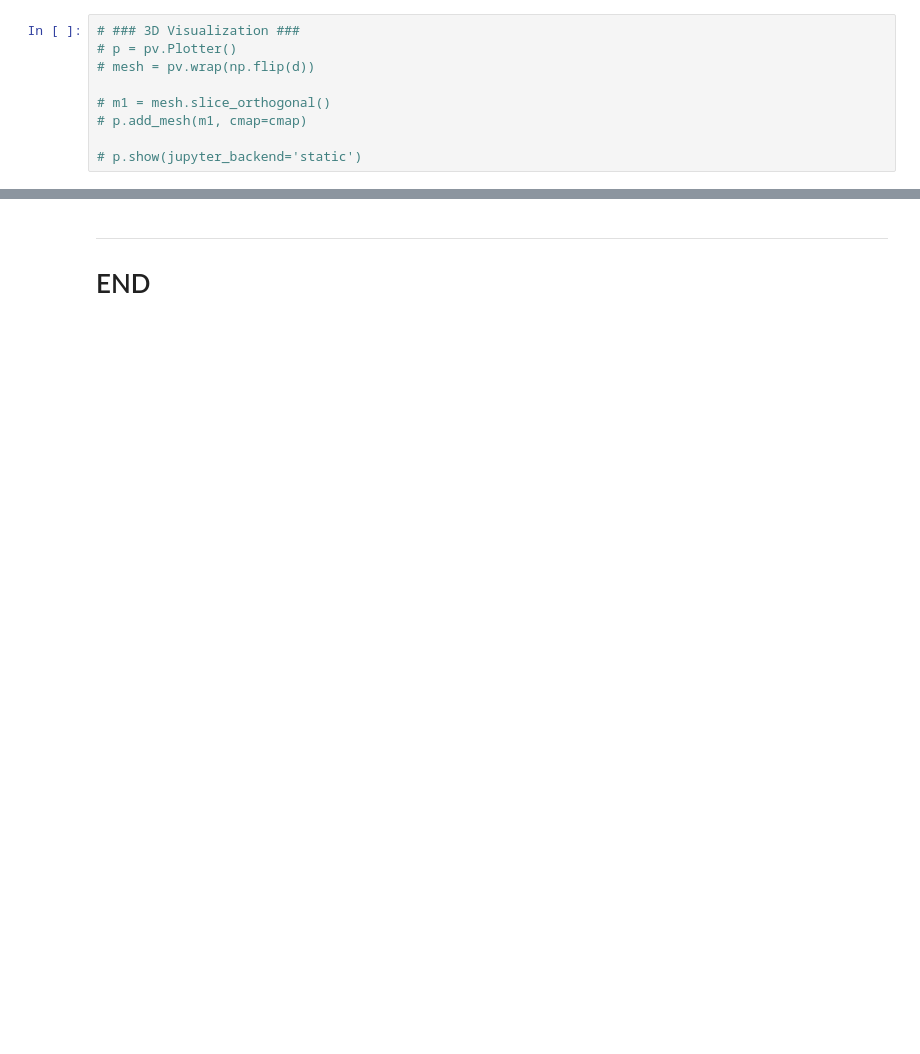
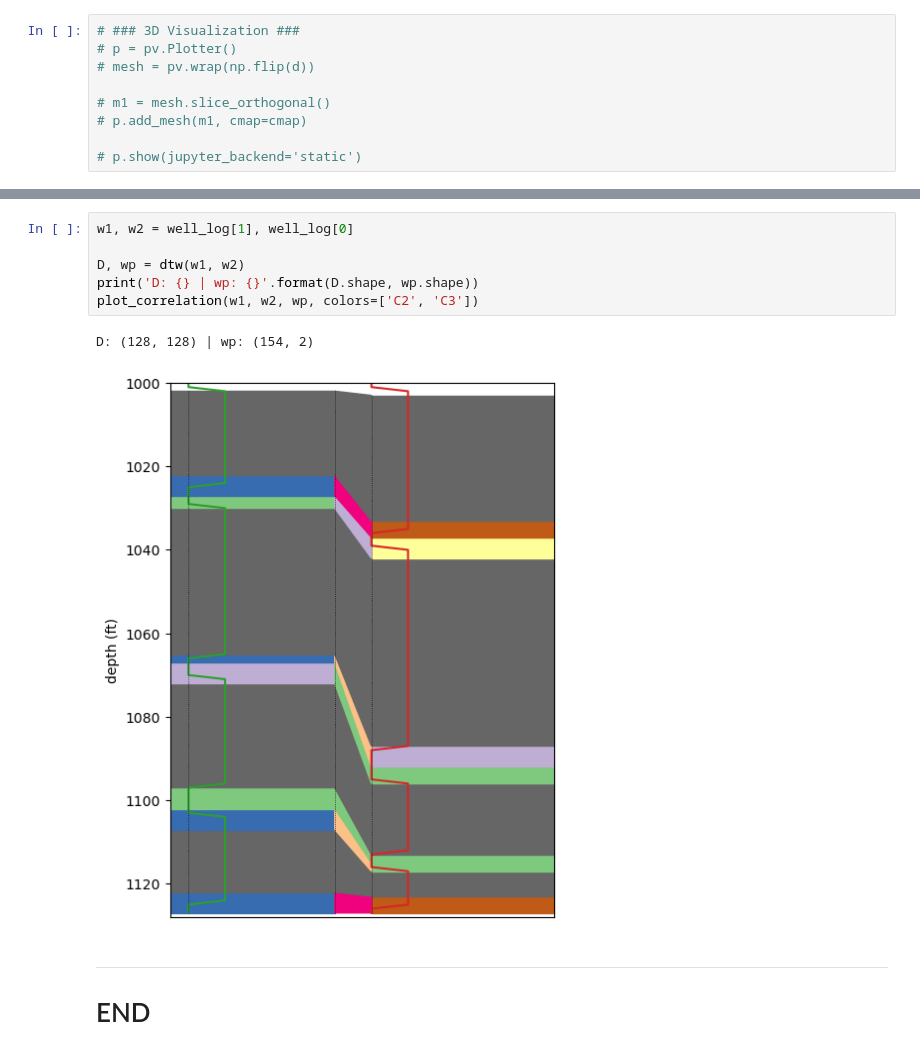
Before and after one commit to misaelmmorales/Geo-Uncertainty-Well-Log-Correlation, a Jupyter notebook: eda.ipynb, the cells around one changed output, grey strips where cells are left out. Drawn from its saved outputs; the diff is of its cells as text; blank space fills up the shorter version.

```diff
--- a/eda.ipynb
+++ b/eda.ipynb
@@ -118,3 +184,12 @@ plt.show()
+# %%
+w1, w2 = well_log[1], well_log[0]
+
+D, wp = dtw(w1, w2)
+print('D: {} | wp: {}'.format(D.shape, wp.shape))
+plot_correlation(w1, w2, wp, colors=['C2', 'C3'])
+# %% [output]
+D: (128, 128) | wp: (154, 2)
+[figure, added]
 # %% [markdown]
 ***
 # END
```
Also changed, not shown: parts of 11 cells of this notebook, 4 other files.
